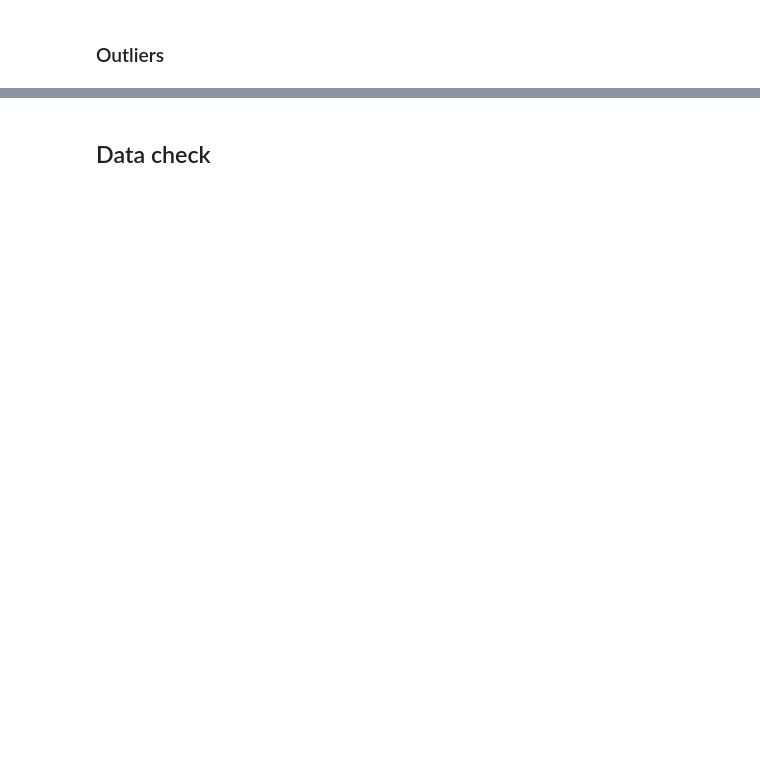
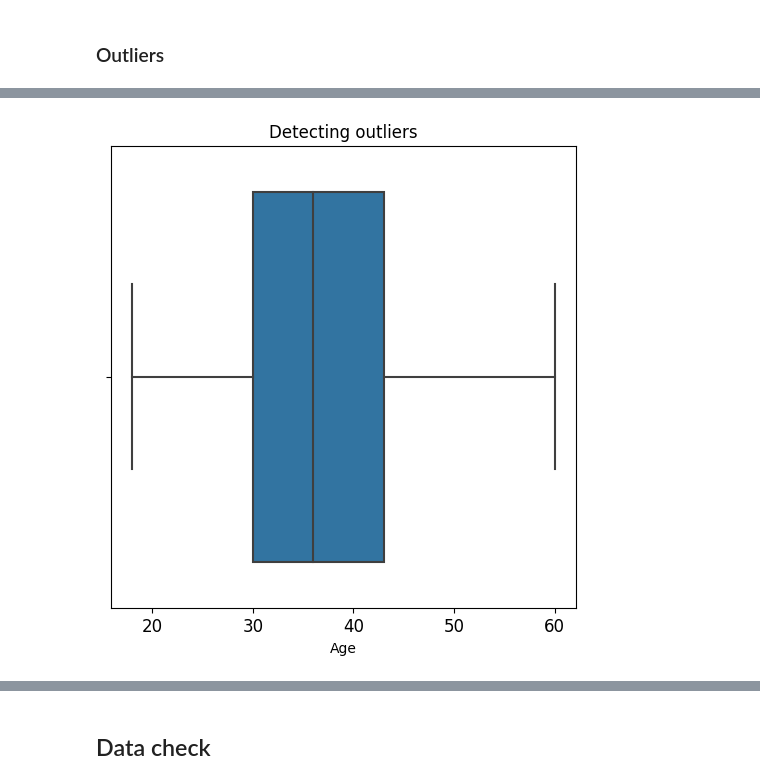
Before and after one commit to Ivansantamariaknx/portfolio, a Jupyter notebook: Human resources Analysis/HR data cleaning.ipynb, the cells around one changed output, grey strips where cells are left out. Drawn from its saved outputs; the diff is of its cells as text; code cells hidden in the pictures; blank space fills up the shorter version.

Commit message:
added outliers and assessed there's no nan cols

```diff
--- a/Human resources Analysis/HR data cleaning.ipynb
+++ b/Human resources Analysis/HR data cleaning.ipynb
@@ -175,3 +187,10 @@ hr_raw[hr_raw.duplicated()]
 hr_raw.drop_duplicates(inplace=True)
 # %% [markdown]
 ### Outliers
+# %%
+from scipy import stats
+
+# Select only numerical columns
+numerical_cols = hr_raw.select_dtypes(include=['float64', 'int64'])
+
+numerical_cols.columns
@@ -177,0 +207,9 @@ hr_raw.drop_duplicates(inplace=True)
+# %%
+plt.figure(figsize=(6,6))
+plt.title('Detecting outliers', fontsize=12)
+plt.xticks(fontsize=12)
+plt.yticks(fontsize=12)
+sns.boxplot(x=numerical_cols['Age'])
+plt.show()
+# %% [output]
+[figure, added]
```
Also changed, not shown: parts of 36 cells of this notebook, 3 other files.
